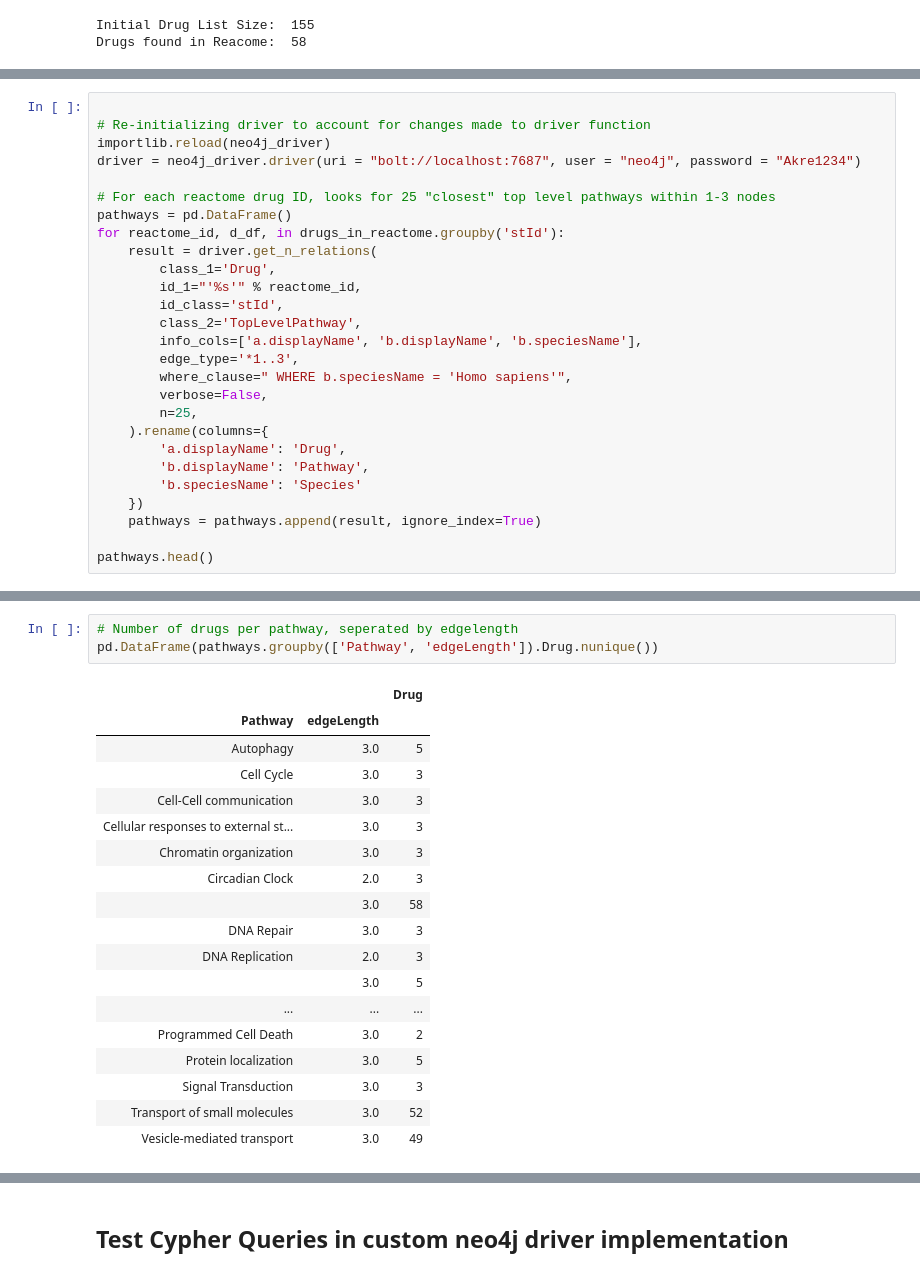
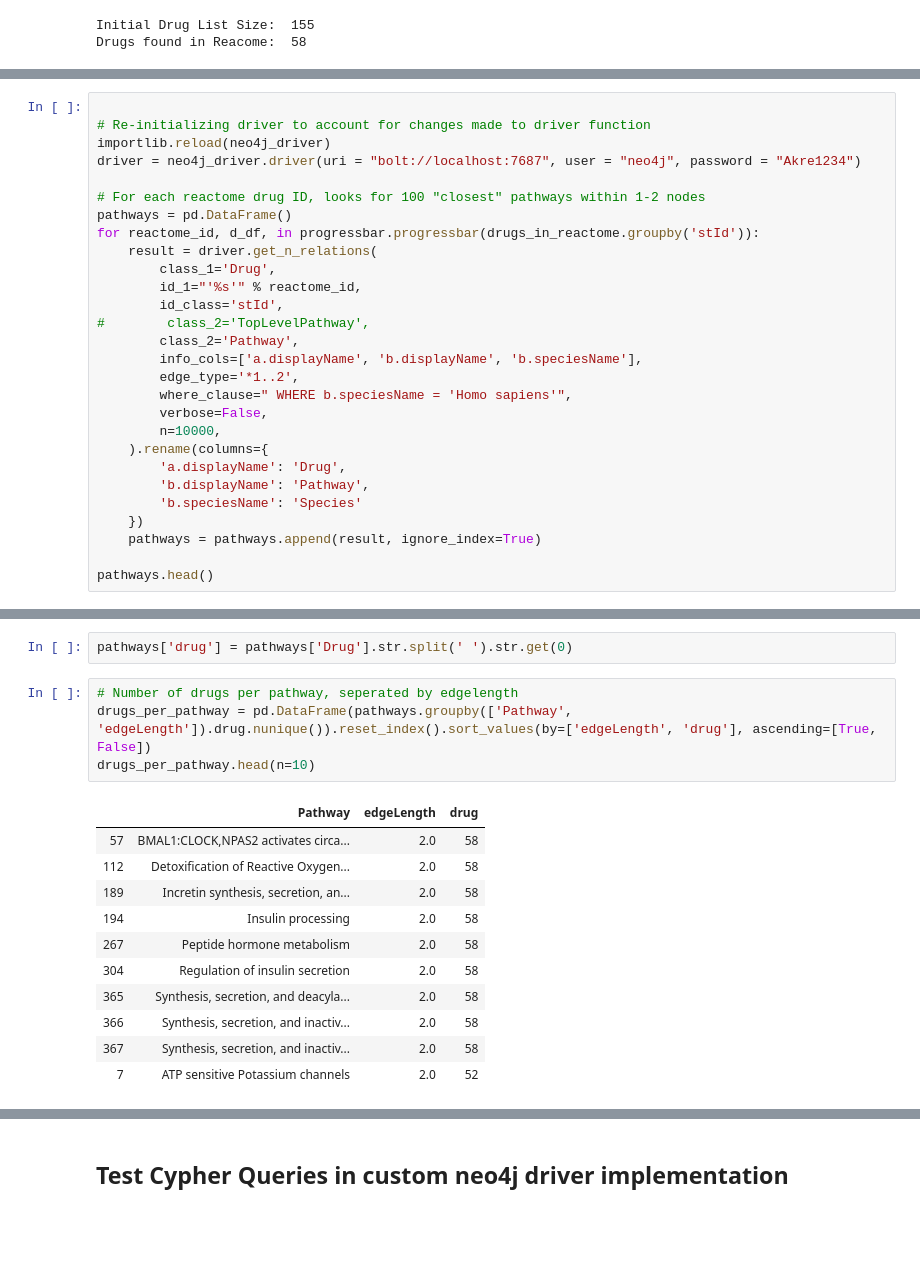
Before and after one commit to pinglab-intern/caseolap-pipeline, a Jupyter notebook: Explore_Drug_chemical_OxStress.ipynb, the cells around one changed output, grey strips where cells are left out. Saved outputs shown, nothing was run; the diff lists cells and outputs as text; blank space fills up the shorter version.

Commit message:
:sparkles: added plots to show top 15 and bottom 10 drugs by pathway count and pathways by drug count. Changed to search for 'pathway' instead of 'TopLevelPathway'

```diff
--- a/Explore_Drug_chemical_OxStress.ipynb
+++ b/Explore_Drug_chemical_OxStress.ipynb
@@ -92,19 +95,20 @@ Drugs found in Reacome:  58
 importlib.reload(neo4j_driver)
 driver = neo4j_driver.driver(uri = "bolt://localhost:7687", user = "neo4j", password = "Akre1234")
 
-# For each reactome drug ID, looks for 25 "closest" top level pathways within 1-3 nodes
+# For each reactome drug ID, looks for 100 "closest" pathways within 1-2 nodes
 pathways = pd.DataFrame()
-for reactome_id, d_df, in drugs_in_reactome.groupby('stId'):
+for reactome_id, d_df, in progressbar.progressbar(drugs_in_reactome.groupby('stId')):
     result = driver.get_n_relations(
         class_1='Drug',
         id_1="'%s'" % reactome_id,
         id_class='stId',
-        class_2='TopLevelPathway',
+#        class_2='TopLevelPathway',
+        class_2='Pathway',
         info_cols=['a.displayName', 'b.displayName', 'b.speciesName'],
-        edge_type='*1..3',
+        edge_type='*1..2',
         where_clause=" WHERE b.speciesName = 'Homo sapiens'",
         verbose=False,
-        n=25,
+        n=10000,
     ).rename(columns={
         'a.displayName': 'Drug',
         'b.displayName': 'Pathway',
@@ -123,24 +128,20 @@ pathways.head()
+# %%
+pathways['drug'] = pathways['Drug'].str.split(' ').str.get(0)
 # %%
 # Number of drugs per pathway, seperated by edgelength
-pd.DataFrame(pathways.groupby(['Pathway', 'edgeLength']).Drug.nunique())
+drugs_per_pathway = pd.DataFrame(pathways.groupby(['Pathway', 'edgeLength']).drug.nunique()).reset_index().sort_values(by=['edgeLength', 'drug'], ascending=[True, False])
+drugs_per_pathway.head(n=10)
 # %% [output]
-|  |  | Drug |
-| Pathway | edgeLength |  |
-| Autophagy | 3.0 | 5 |
-| Cell Cycle | 3.0 | 3 |
-| Cell-Cell communication | 3.0 | 3 |
-| Cellular responses to external st... | 3.0 | 3 |
-| Chromatin organization | 3.0 | 3 |
-| Circadian Clock | 2.0 | 3 |
-|  | 3.0 | 58 |
-| DNA Repair | 3.0 | 3 |
-| DNA Replication | 2.0 | 3 |
-|  | 3.0 | 5 |
-| ... | ... | ... |
-| Programmed Cell Death | 3.0 | 2 |
-| Protein localization | 3.0 | 5 |
-| Signal Transduction | 3.0 | 3 |
-| Transport of small molecules | 3.0 | 52 |
-| Vesicle-mediated transport | 3.0 | 49 |
+|  | Pathway | edgeLength | drug |
+| 57 | BMAL1:CLOCK,NPAS2 activates circa... | 2.0 | 58 |
+| 112 | Detoxification of Reactive Oxygen... | 2.0 | 58 |
+| 189 | Incretin synthesis, secretion, an... | 2.0 | 58 |
+| 194 | Insulin processing | 2.0 | 58 |
+| 267 | Peptide hormone metabolism | 2.0 | 58 |
+| 304 | Regulation of insulin secretion | 2.0 | 58 |
+| 365 | Synthesis, secretion, and deacyla... | 2.0 | 58 |
+| 366 | Synthesis, secretion, and inactiv... | 2.0 | 58 |
+| 367 | Synthesis, secretion, and inactiv... | 2.0 | 58 |
+| 7 | ATP sensitive Potassium channels | 2.0 | 52 |
 # %%
 # Number of pathways per drug, seperated by edgeLength
```
Also changed, not shown: parts of 6 cells of this notebook.
